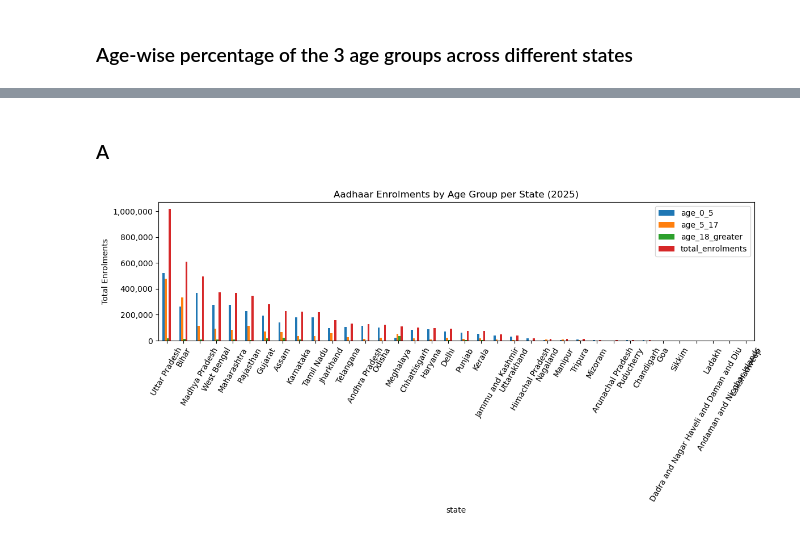
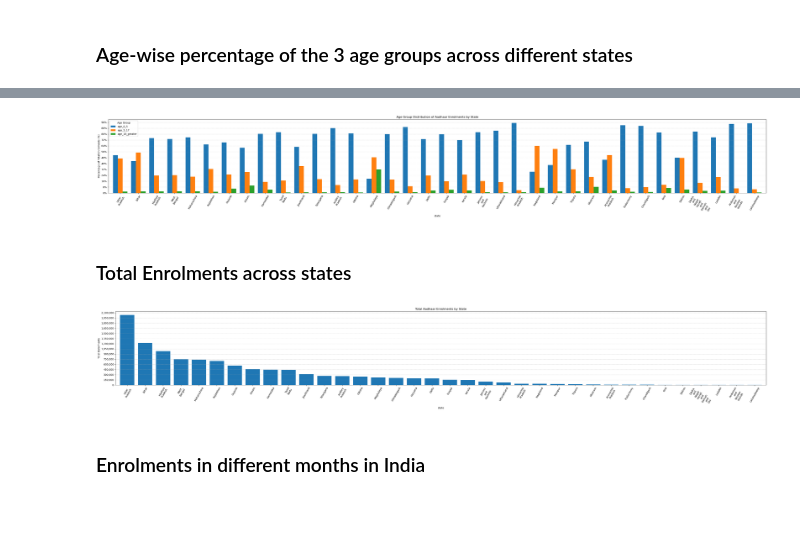
Before and after one commit to pranavdawara-py/aadhaar-analysis, a Jupyter notebook: notebooks/data_analysis.ipynb, the cells around one changed output, grey strips where cells are left out. Drawn from its saved outputs; the diff is of its cells as text; code cells hidden in the pictures; blank space fills up the shorter version.

```diff
--- a/notebooks/data_analysis.ipynb
+++ b/notebooks/data_analysis.ipynb
@@ -15,11 +11,9 @@ Dataset source: UIDAI Aadhaar Enrolment dataset (Government of India)
 # %%
 import pandas as pd
+import matplotlib.pyplot as plt
 from pathlib import Path
-import matplotlib.pyplot as plt
 import matplotlib.ticker as mtick
 import numpy as np
-# plotting defaults (you can tweak)
-plt.rcParams["figure.dpi"] = 100
 base_dir = Path.cwd().parents[0]
 raw_dir = base_dir / "data" / "raw" #keep the orignal csv files in the {base_dir}/data/raw
 clean_dir = base_dir / "data" / "cleaned" #orignal might be having some duplicated data or typing errors we will fix them in new csvs and put new csvs in (base_dir}/data/cleaned
@@ -28,6 +22,3 @@ csv_files = [
     "api_data_aadhar_enrolment_500000_1000000.csv",
     "api_data_aadhar_enrolment_1000000_1006029.csv"
 ]
-df1 = pd.read_csv(raw_dir / csv_files[0])
-df2 = pd.read_csv(raw_dir / csv_files[1])
-df3 = pd.read_csv(raw_dir / csv_files[2])
@@ -1010,16 +378,55 @@ state_age_ratios
-# %% [markdown]
-### A
+# %%
+state_age_pct = state_age.copy()
+state_age_pct = state_age_pct.sort_values(
+    by='total_enrolments',
+    ascending=False
+)
+state_age_pct = state_age_pct.drop(columns='total_enrolments')
+state_age_pct = state_age_pct.div(
+    state_age_pct.sum(axis=1),
+    axis=0
+) * 100
+state_age_pct.index = state_age_pct.index.str.replace(" ", "\n")
+state_age_pct.plot(
+    kind="bar",
+    figsize=(38, 6),
+    width=0.8
+)
+plt.ylabel("Percentage of Total Enrolments (%)")
+plt.title("Age Group Distribution of Aadhaar Enrolments by State")
+plt.xticks(rotation=60)
+plt.gca().yaxis.set_major_formatter(
+    mtick.StrMethodFormatter('{x:.0f}%')
+)
+plt.gca().yaxis.set_major_locator(
+    mtick.MaxNLocator(nbins=15)
+)
+plt.legend(title="Age Group")
+plt.tight_layout()
+plt.grid(axis='y', linestyle='--', alpha=0.6)
+plt.show()
+# %% [output]
+[figure, added]
+# %% [markdown]
+### Total Enrolments across states
 # %%
-state_age.plot(
+state_total = state_age.sum(axis=1)
+state_total_short = state_total.copy()
+state_total_short.index = state_total_short.index.str.replace(" ", "\n")
+state_total_short.plot(
     kind="bar",
-    figsize=(12,6)
+    figsize=(38, 6),
+    width=0.8
 )
 plt.ylabel("Total Enrolments")
-plt.title("Aadhaar Enrolments by Age Group per State (2025)")
+plt.title("Total Aadhaar Enrolments by State")
 plt.xticks(rotation=60)
 plt.gca().yaxis.set_major_formatter(mtick.StrMethodFormatter('{x:,.0f}'))
+plt.gca().yaxis.set_major_locator(mtick.MaxNLocator(nbins=15))
 plt.tight_layout()
+plt.grid(axis='y', linestyle='--', alpha=0.6)
 plt.show()
-#not looking good at all, also make the names short
 # %% [output]
-[figure, old version]
+[figure, new version]
+# %% [markdown]
+### Enrolments in different months in India
```
Also changed, not shown: parts of 73 cells of this notebook, 1 other file.
